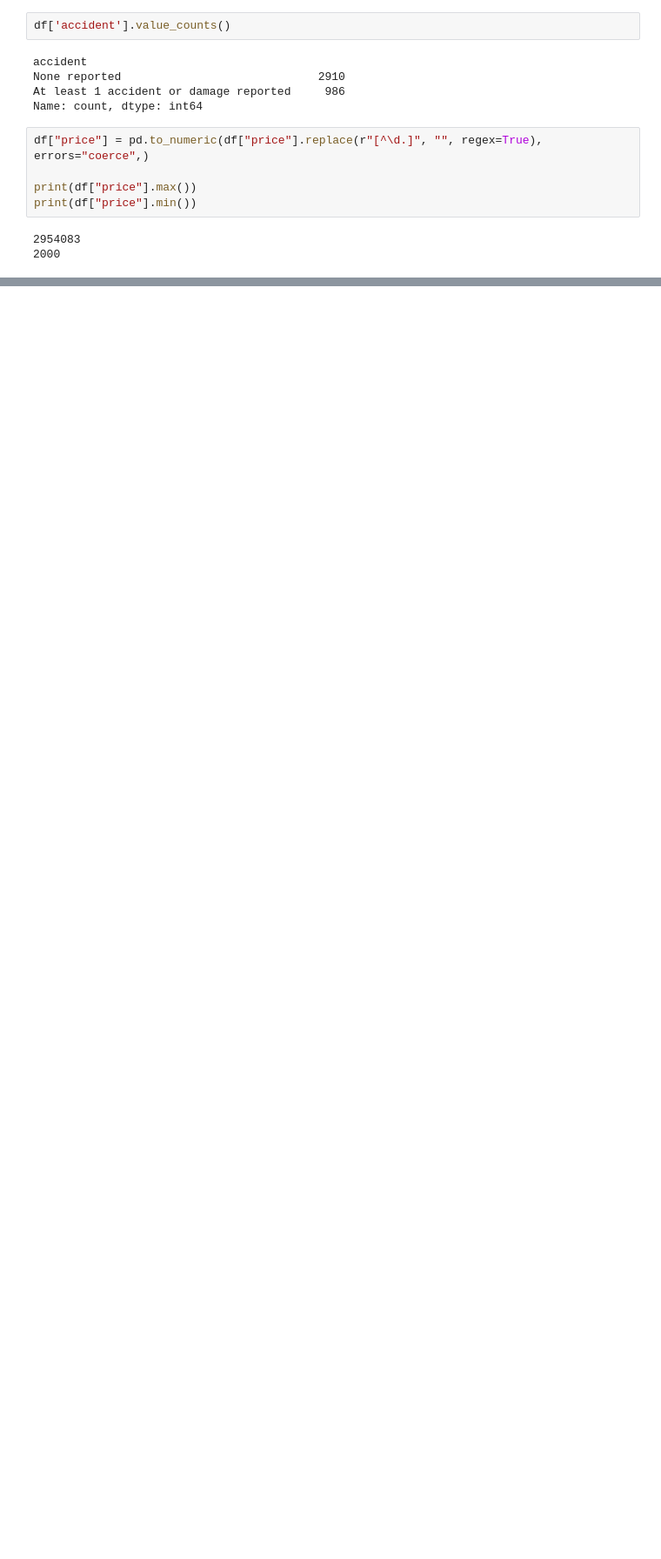
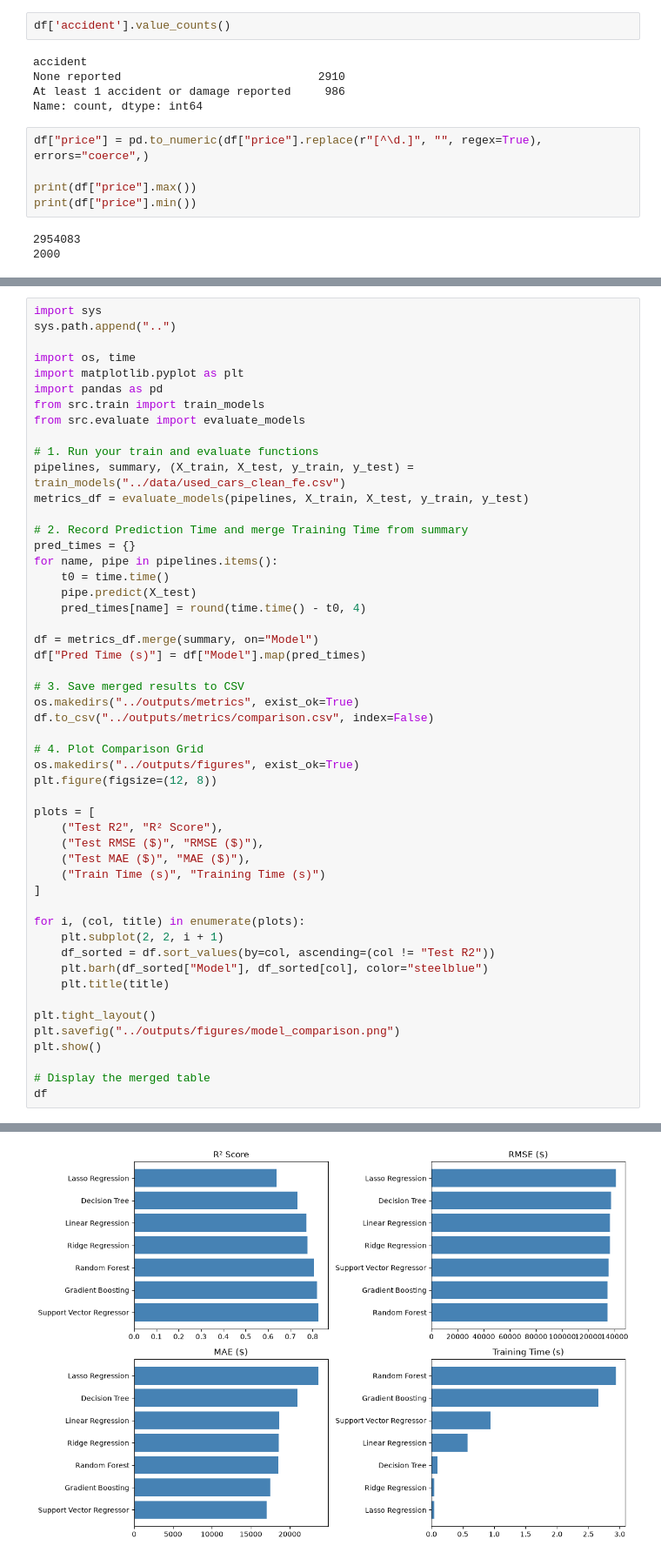
Before and after one commit to RuetGG/regression-ml-model, a Jupyter notebook: notebooks/eda.ipynb, the cells around one changed output, grey strips where cells are left out. Shown at 87% size. Saved outputs shown, nothing was run; the diff lists cells and outputs as text; blank space fills up the shorter version.

```diff
--- a/notebooks/eda.ipynb
+++ b/notebooks/eda.ipynb
@@ -65,0 +183,52 @@ print(df["price"].min())
+# %%
+import sys
+sys.path.append("..")
+
+import os, time
+import matplotlib.pyplot as plt
+import pandas as pd
+from src.train import train_models
+from src.evaluate import evaluate_models
+
+# 1. Run your train and evaluate functions
+pipelines, summary, (X_train, X_test, y_train, y_test) = train_models("../data/used_cars_clean_fe.csv")
+metrics_df = evaluate_models(pipelines, X_train, X_test, y_train, y_test)
+
+# 2. Record Prediction Time and merge Training Time from summary
+pred_times = {}
+for name, pipe in pipelines.items():
+    t0 = time.time()
+    pipe.predict(X_test)
+    pred_times[name] = round(time.time() - t0, 4)
+
+df = metrics_df.merge(summary, on="Model")
+df["Pred Time (s)"] = df["Model"].map(pred_times)
+
+# 3. Save merged results to CSV
+os.makedirs("../outputs/metrics", exist_ok=True)
+df.to_csv("../outputs/metrics/comparison.csv", index=False)
+
+# 4. Plot Comparison Grid
+os.makedirs("../outputs/figures", exist_ok=True)
+plt.figure(figsize=(12, 8))
+
+plots = [
+    ("Test R2", "R² Score"),
+    ("Test RMSE ($)", "RMSE ($)"),
+    ("Test MAE ($)", "MAE ($)"),
+    ("Train Time (s)", "Training Time (s)")
+]
+
+for i, (col, title) in enumerate(plots):
+    plt.subplot(2, 2, i + 1)
+    df_sorted = df.sort_values(by=col, ascending=(col != "Test R2"))
+    plt.barh(df_sorted["Model"], df_sorted[col], color="steelblue")
+    plt.title(title)
+
+plt.tight_layout()
+plt.savefig("../outputs/figures/model_comparison.png")
+plt.show()
+
+# Display the merged table
+df
+# %% [output]
@@ -65,0 +242 @@ print(df["price"].min())
+[figure, added]
```
Also changed, not shown: parts of 7 cells of this notebook, 17 other files.
